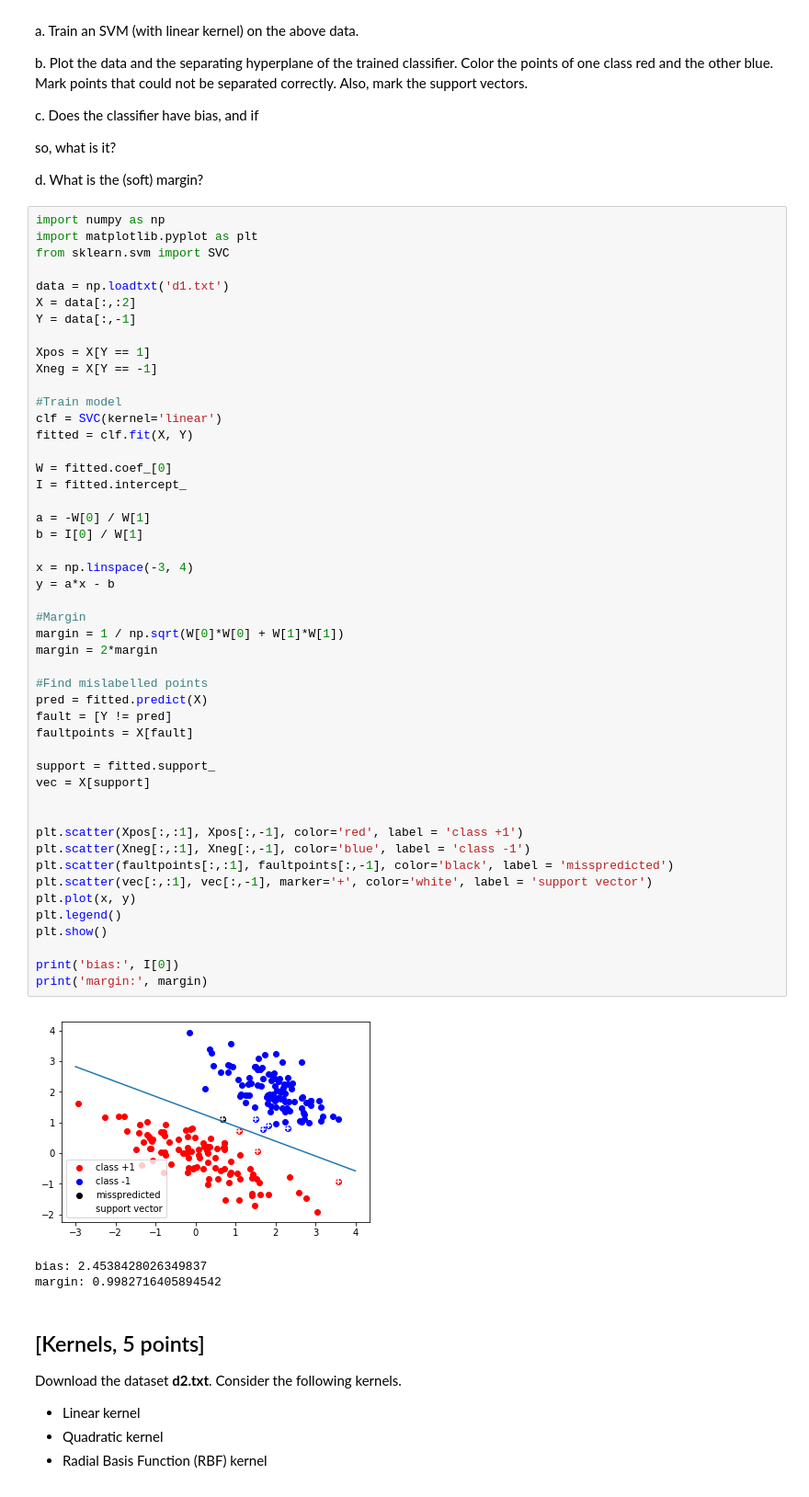
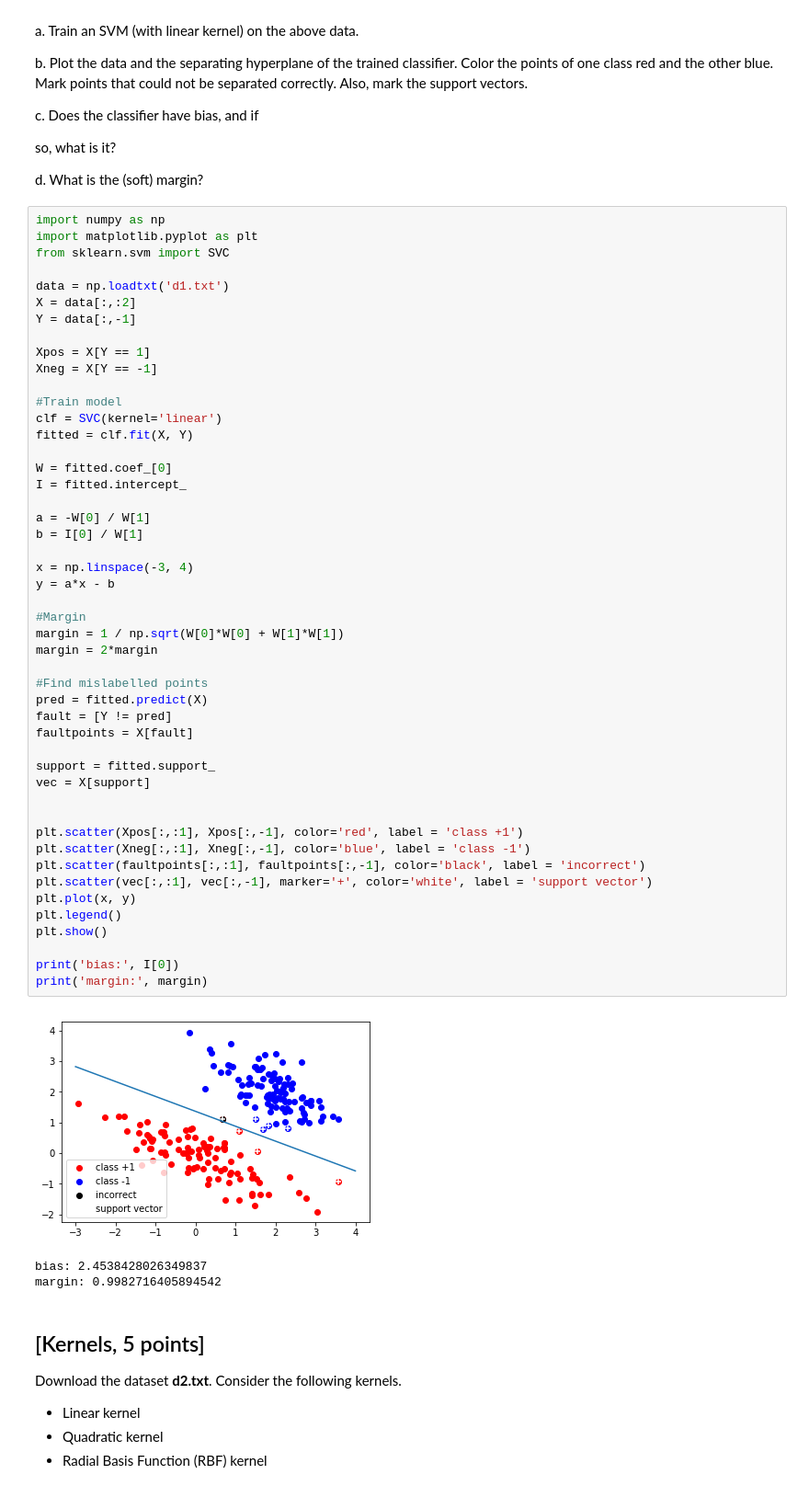
Before and after one commit to vchristoffersson/TDA231, a Jupyter notebook: hw4/hw4.ipynb, the cells around one changed output. Shown at 92% size. Drawn from its saved outputs; the diff is of its cells as text.

```diff
--- a/hw4/hw4.ipynb
+++ b/hw4/hw4.ipynb
@@ -159,35 +167,35 @@ I = fitted.intercept_
 
 a = -W[0] / W[1]
 b = I[0] / W[1]
 
 x = np.linspace(-3, 4)
 y = a*x - b
 
 #Margin
 margin = 1 / np.sqrt(W[0]*W[0] + W[1]*W[1])
 margin = 2*margin
 
 #Find mislabelled points
 pred = fitted.predict(X)
 fault = [Y != pred]
 faultpoints = X[fault]
 
 support = fitted.support_
 vec = X[support]
 
 
 plt.scatter(Xpos[:,:1], Xpos[:,-1], color='red', label = 'class +1')
 plt.scatter(Xneg[:,:1], Xneg[:,-1], color='blue', label = 'class -1')
-plt.scatter(faultpoints[:,:1], faultpoints[:,-1], color='black', label = 'misspredicted')
+plt.scatter(faultpoints[:,:1], faultpoints[:,-1], color='black', label = 'incorrect')
 plt.scatter(vec[:,:1], vec[:,-1], marker='+', color='white', label = 'support vector')
 plt.plot(x, y)
 plt.legend()
 plt.show()
 
 print('bias:', I[0])
 print('margin:', margin)
 # %% [output]
-[figure, old version]
+[figure, new version]
 bias: 2.4538428026349837
 margin: 0.9982716405894542
 # %% [markdown]
```
Also changed, not shown: parts of 3 cells of this notebook.
